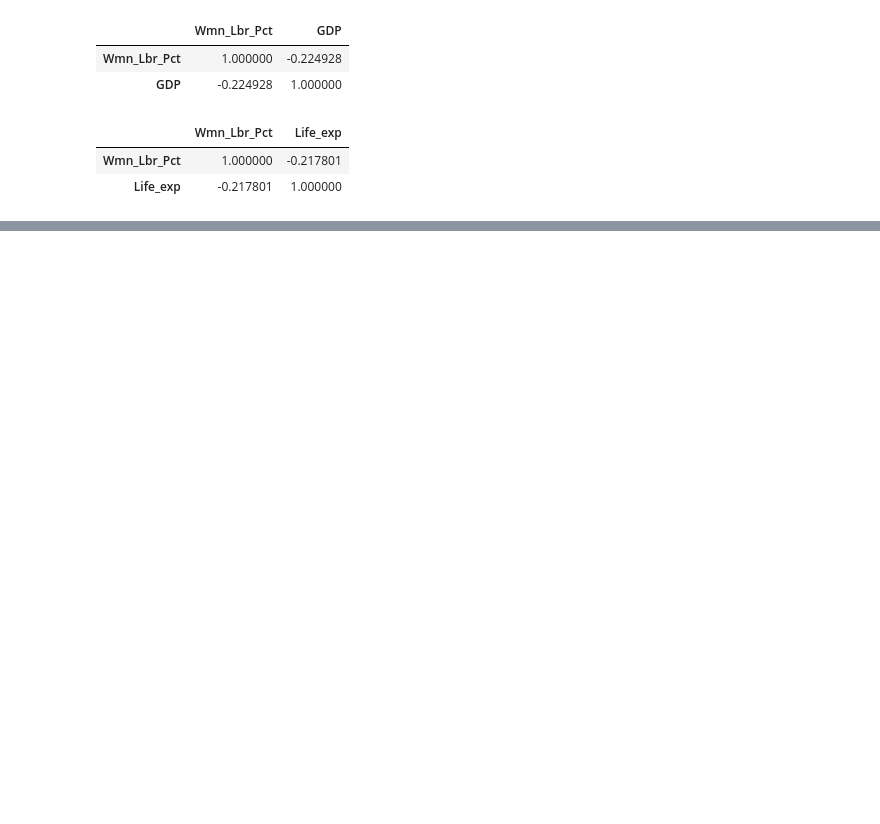
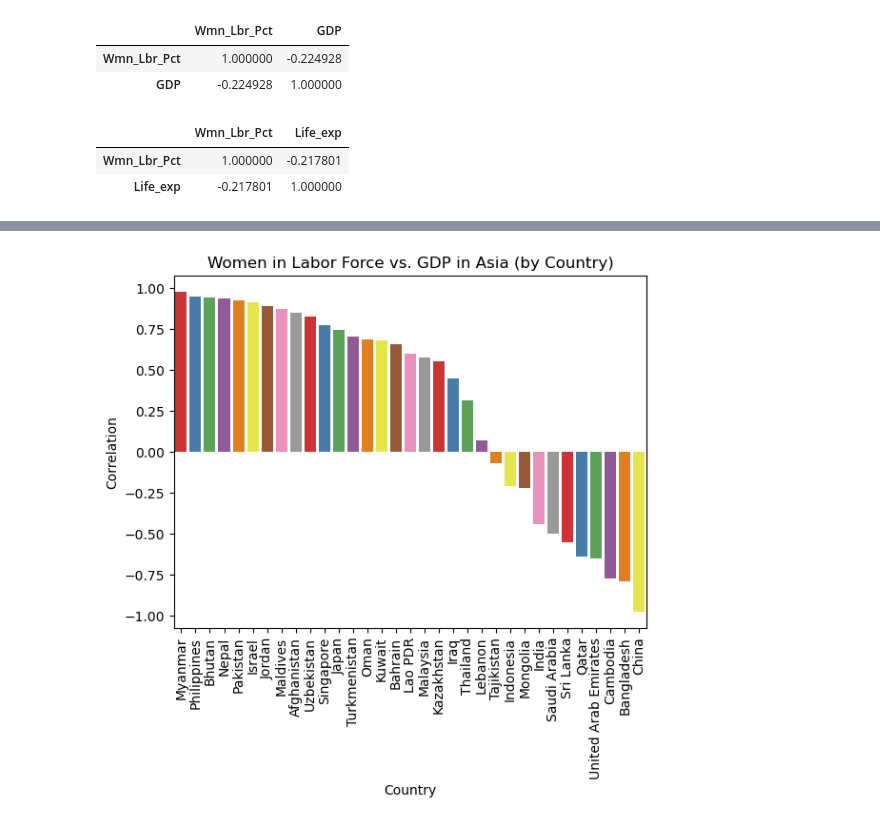
Before and after one commit to nss-data-science-cohort-8/un-exploration-JEFFDAVISJR, a Jupyter notebook: Notebooks/UN_Data_Exploration.ipynb, the cells around one changed output, grey strips where cells are left out. Cells and saved outputs as stored; diff of their text form; code cells hidden in the pictures; blank space fills up the shorter version.

Commit message:
created a dataframe with corr values for countries in Asia

```diff
--- a/Notebooks/UN_Data_Exploration.ipynb
+++ b/Notebooks/UN_Data_Exploration.ipynb
@@ -562,0 +598,3 @@ wmn_gdp[['Wmn_Lbr_Pct','Life_exp']].corr()
+# %%
+correlation = subset[['Wmn_Lbr_Pct', 'GDP']].corr()
+correlation
@@ -562,0 +605,3 @@ wmn_gdp[['Wmn_Lbr_Pct','Life_exp']].corr()
+# %%
+asia = wmn_gdp[wmn_gdp['Continent'] == 'Asia']
+asia.head()
@@ -562,0 +615,7 @@ wmn_gdp[['Wmn_Lbr_Pct','Life_exp']].corr()
+# %%
+for country in asia['Country'].unique():
+    subset = asia[asia['Country'] == country]
+    correlation = subset[['Wmn_Lbr_Pct', 'GDP']].corr()
+    print(country)
+    print(correlation)
+    print("\n")
@@ -562,0 +640,13 @@ wmn_gdp[['Wmn_Lbr_Pct','Life_exp']].corr()
+# %%
+results = []
+
+for country in asia['Country'].unique():
+    subset = asia[asia['Country'] == country]
+    correlation = subset[['Wmn_Lbr_Pct', 'GDP']].corr().iloc[0, 1]
+    results.append({'Country': country, 'Correlation': correlation})
+
+
+correlation_asia = pd.DataFrame(results)
+
+
+print(correlation_asia)
@@ -562,0 +671,9 @@ wmn_gdp[['Wmn_Lbr_Pct','Life_exp']].corr()
+# %%
+correlation_asia_sorted = correlation_asia.sort_values(by='Correlation', ascending=False)
+
+sns.barplot(data=correlation_asia_sorted, x='Country', y='Correlation', hue='Country', palette='Set1')
+plt.xticks(rotation=90)
+plt.title("Women in Labor Force vs. GDP in Asia (by Country)")
+plt.show()
+# %% [output]
+[figure, added]
```
Also changed, not shown: parts of 6 cells of this notebook.
